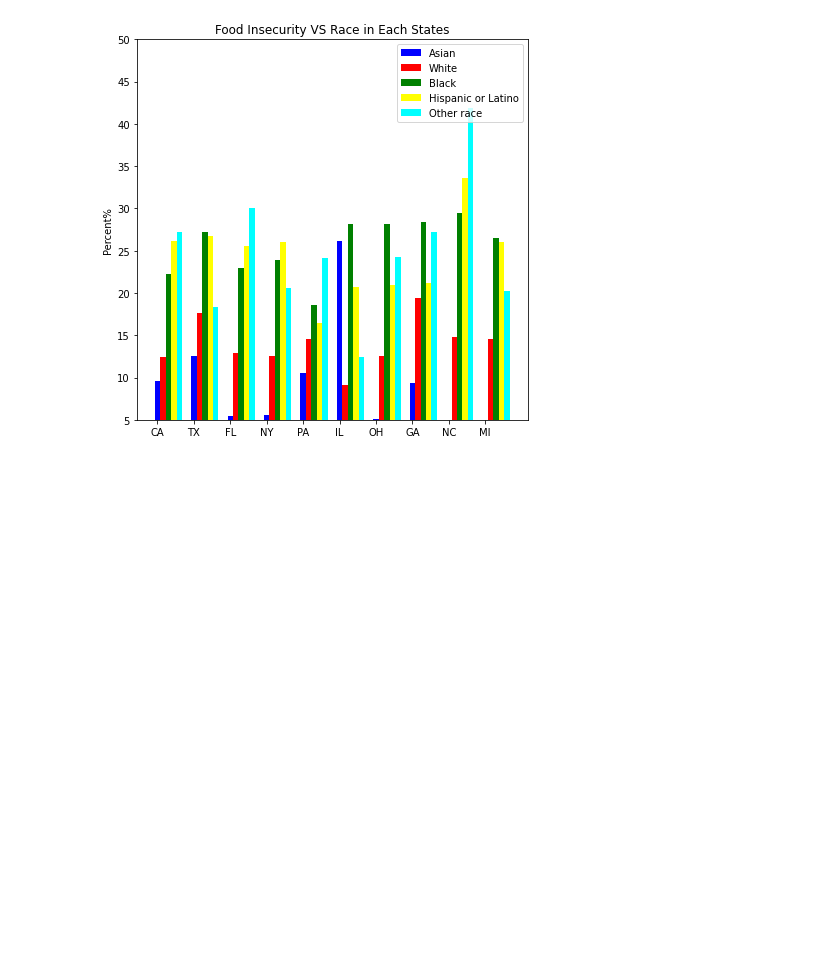
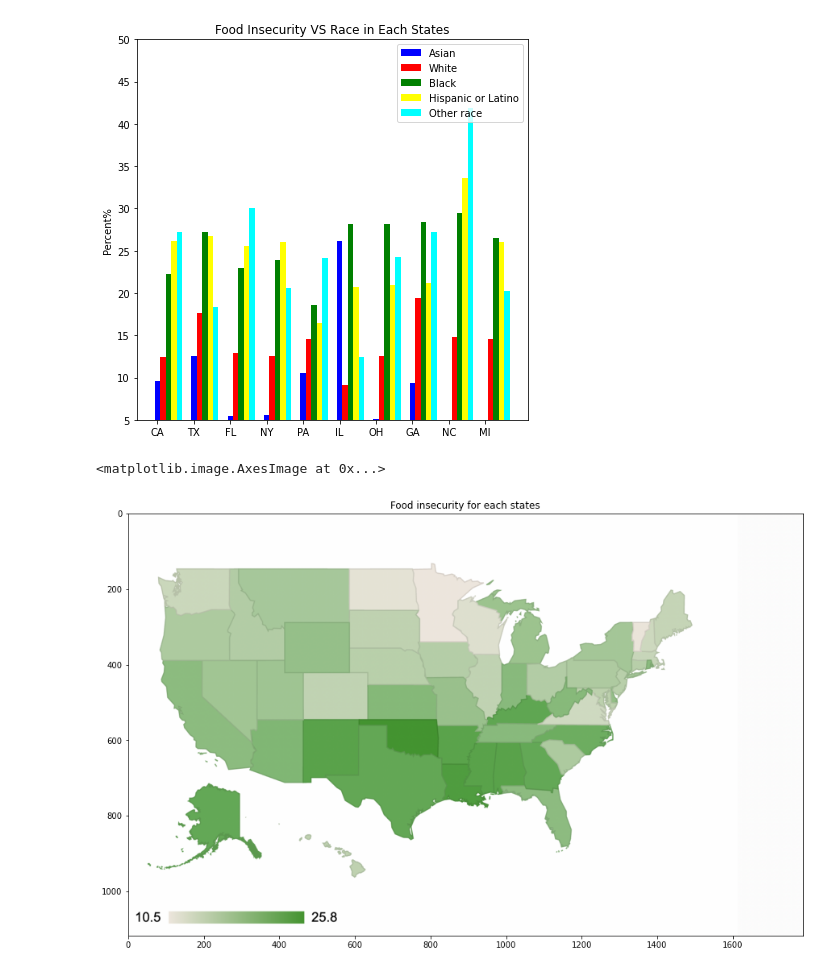
Before and after one commit to MCsweetsoup/ECE143-FinalProject, a Jupyter notebook: Food Insercuity.ipynb, the cells around one changed output. Drawn from its saved outputs; the diff is of its cells as text; code cells hidden in the pictures; blank space fills up the shorter version.

```diff
--- a/Food Insercuity.ipynb
+++ b/Food Insercuity.ipynb
@@ -120,3 +123,11 @@ plt.ylim(5, 50)
 # %% [output]
 (5.0, 50.0)
 [figure]
+# %%
+usa = plt.imread('Image/USA food.png')
+plt.figure(figsize=(15,15))
+plt.title('Food insecurity for each states')
+plt.imshow(usa)
+# %% [output]
+<matplotlib.image.AxesImage at 0x...>
+[figure, added]
```
Also changed, not shown: parts of 1 cell of this notebook, 7 other files.
